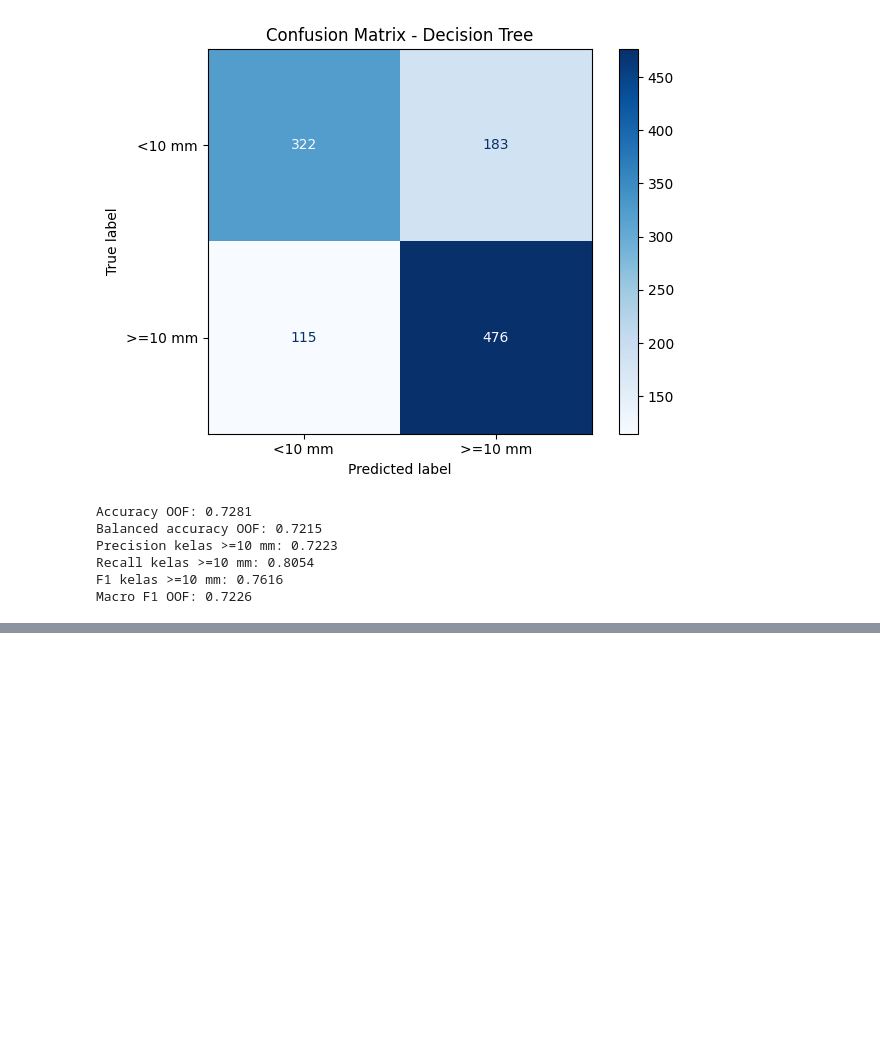
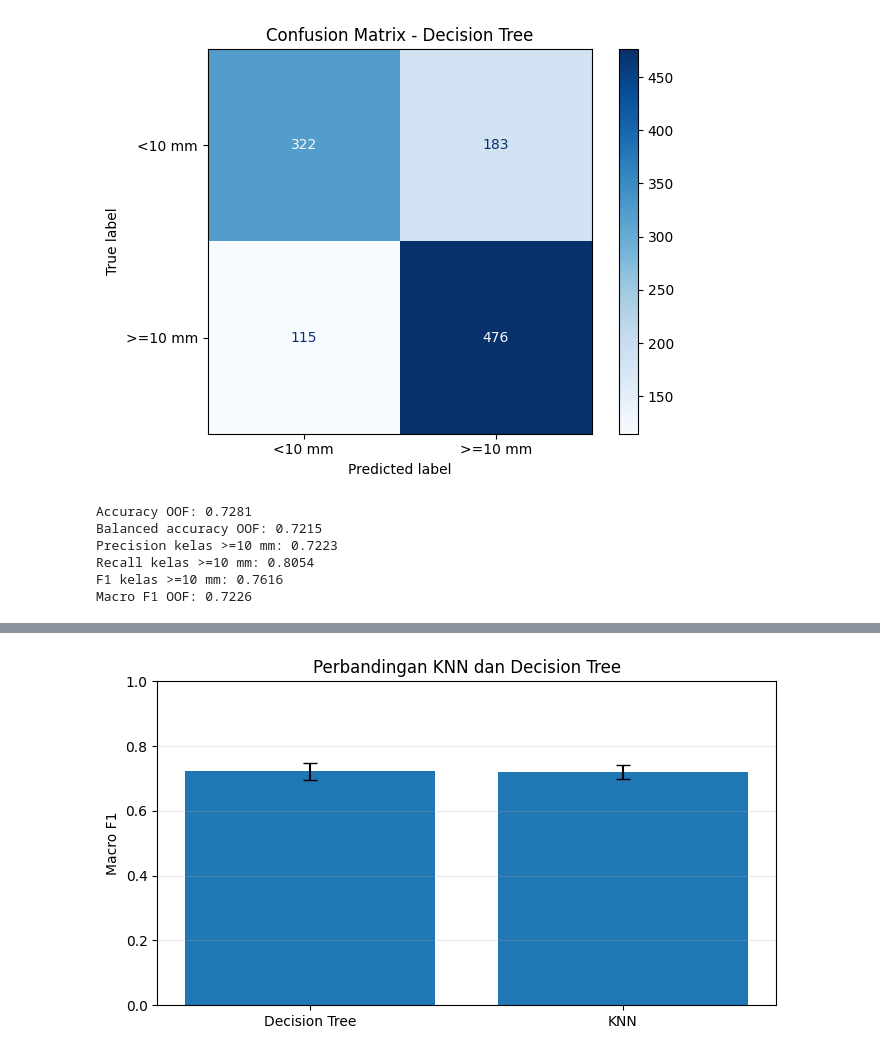
Before and after one commit to LAVOTSIRC/Klasifikasi-Presipitasi-Medan, a Jupyter notebook: notebooks/01_klasifikasi_knn_vs_decision_tree.ipynb, the cells around one changed output, grey strips where cells are left out. Saved outputs shown, nothing was run; the diff lists cells and outputs as text; code cells hidden in the pictures; blank space fills up the shorter version.

Commit message:
feat(eval): visualize and export macro F1 comparison bar chart

```diff
--- a/notebooks/01_klasifikasi_knn_vs_decision_tree.ipynb
+++ b/notebooks/01_klasifikasi_knn_vs_decision_tree.ipynb
@@ -443,0 +448,20 @@ Macro F1 OOF: 0.7226
+# %%
+metric = "f1_macro"
+plot_df = summary.set_index("model")
+
+fig, ax = plt.subplots(figsize=(7, 4))
+ax.bar(
+    plot_df.index,
+    plot_df[f"{metric}_mean"],
+    yerr=plot_df[f"{metric}_std"],
+    capsize=5,
+)
+ax.set_ylim(0, 1)
+ax.set_ylabel("Macro F1")
+ax.set_title("Perbandingan KNN dan Decision Tree")
+ax.grid(axis="y", alpha=0.25)
+plt.tight_layout()
+plt.savefig(FIGURES_DIR / "perbandingan_macro_f1.png", dpi=200, bbox_inches="tight")
+plt.show()
+# %% [output]
+[figure, added]
```
Also changed, not shown: parts of 1 cell of this notebook, 1 other file.
